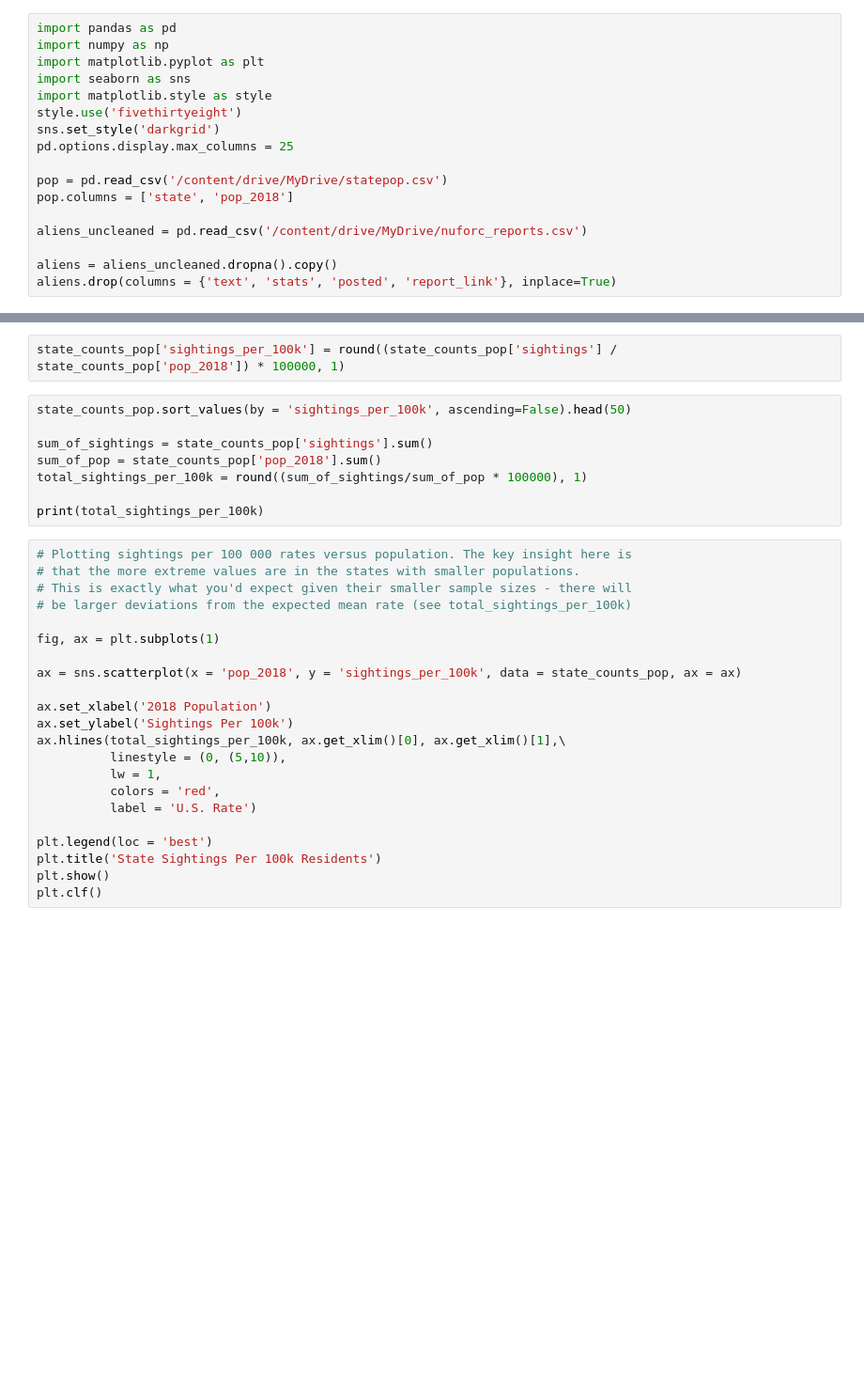
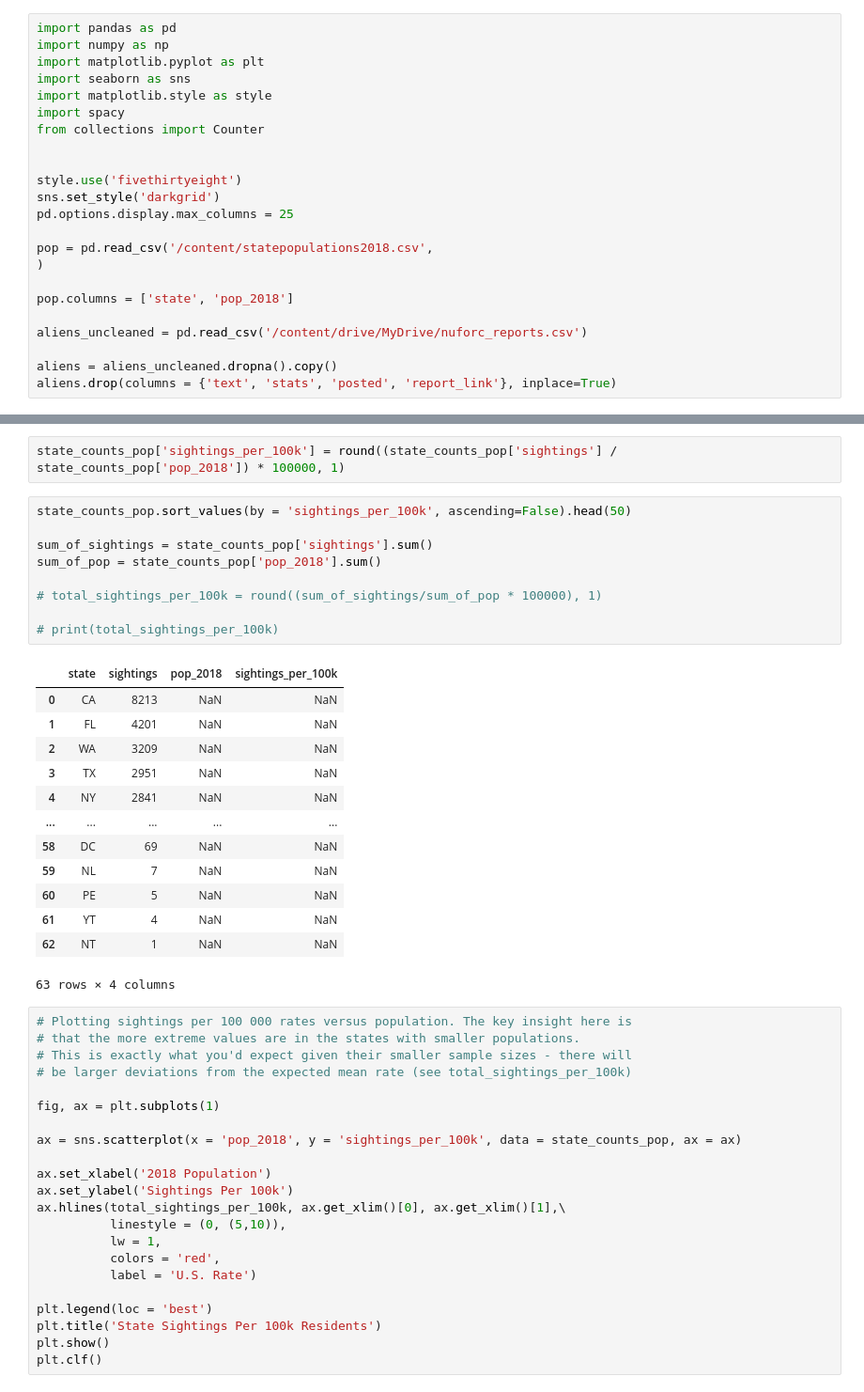
Before and after one commit to yaobviously/aliens, a Jupyter notebook: alienproject.ipynb, the cells around one changed output, grey strips where cells are left out. Shown: that part at 94% size. Cells and saved outputs as stored; diff of their text form; blank space fills up the shorter version.

```diff
--- a/alienproject.ipynb
+++ b/alienproject.ipynb
@@ -6,11 +8,17 @@ import numpy as np
 import matplotlib.pyplot as plt
 import seaborn as sns
 import matplotlib.style as style
+import spacy
+from collections import Counter
+
+
 style.use('fivethirtyeight')
 sns.set_style('darkgrid')
 pd.options.display.max_columns = 25
 
-pop = pd.read_csv('/content/drive/MyDrive/statepop.csv')
+pop = pd.read_csv('/content/statepopulations2018.csv',
+)
+
 pop.columns = ['state', 'pop_2018']
 
 aliens_uncleaned = pd.read_csv('/content/drive/MyDrive/nuforc_reports.csv')
@@ -133,11 +134,26 @@ state_counts_pop['sightings_per_100k'] = round((state_counts_pop['sightings'] /
 # %%
 state_counts_pop.sort_values(by = 'sightings_per_100k', ascending=False).head(50)
 
 sum_of_sightings = state_counts_pop['sightings'].sum()
 sum_of_pop = state_counts_pop['pop_2018'].sum()
-total_sightings_per_100k = round((sum_of_sightings/sum_of_pop * 100000), 1)
 
-print(total_sightings_per_100k)
+# total_sightings_per_100k = round((sum_of_sightings/sum_of_pop * 100000), 1)
+
+# print(total_sightings_per_100k)
+# %% [output]
+|  | state | sightings | pop_2018 | sightings_per_100k |
+| 0 | CA | 8213 | NaN | NaN |
+| 1 | FL | 4201 | NaN | NaN |
+| 2 | WA | 3209 | NaN | NaN |
+| 3 | TX | 2951 | NaN | NaN |
+| 4 | NY | 2841 | NaN | NaN |
+| ... | ... | ... | ... | ... |
+| 58 | DC | 69 | NaN | NaN |
+| 59 | NL | 7 | NaN | NaN |
+| 60 | PE | 5 | NaN | NaN |
+| 61 | YT | 4 | NaN | NaN |
+| 62 | NT | 1 | NaN | NaN |
+63 rows × 4 columns
 # %%
 # Plotting sightings per 100 000 rates versus population. The key insight here is
 # that the more extreme values are in the states with smaller populations.
```
Also changed, not shown: parts of 11 cells of this notebook.
